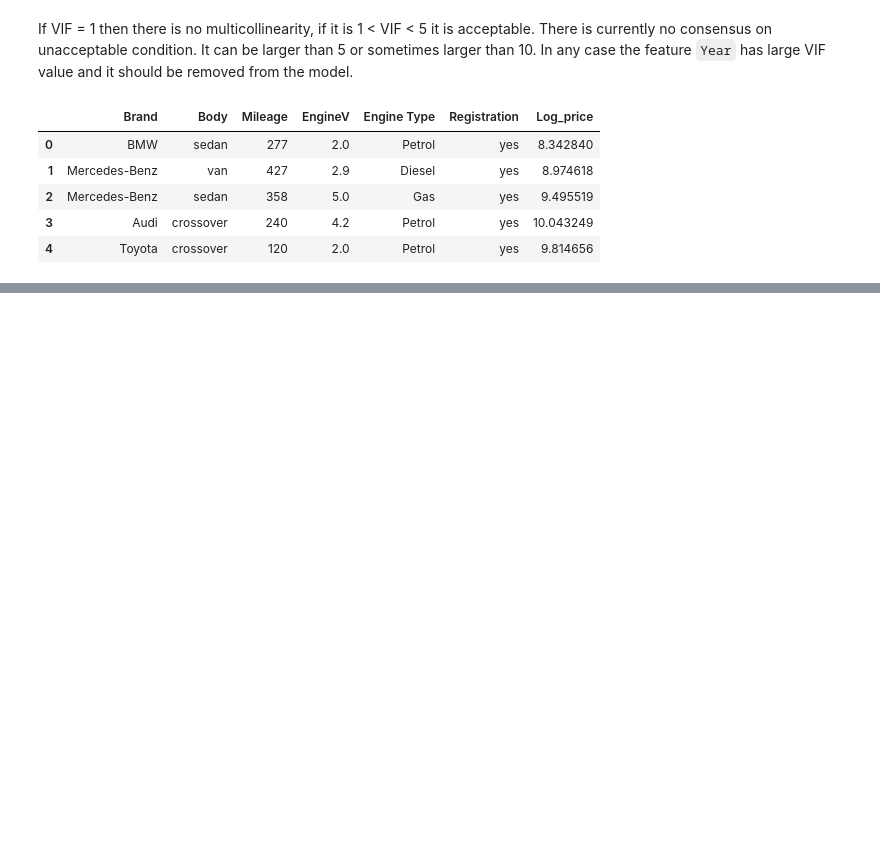
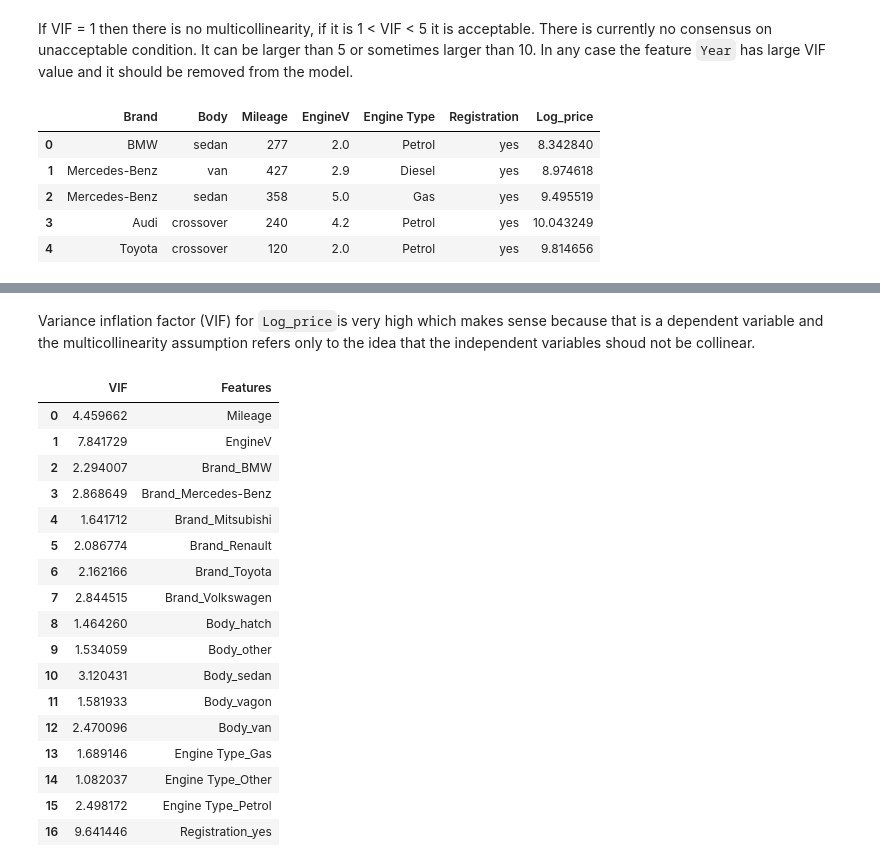
Before and after one commit to tanjatom/MachineLearning, a Jupyter notebook: Regression/predicting_car_prices.ipynb, the cells around one changed output, grey strips where cells are left out. Drawn from its saved outputs; the diff is of its cells as text; code cells hidden in the pictures; blank space fills up the shorter version.

Commit message:
Check multicollinearity

```diff
--- a/Regression/predicting_car_prices.ipynb
+++ b/Regression/predicting_car_prices.ipynb
@@ -349,0 +323,34 @@ data_preprocessed.head()
+# %% [markdown]
+Variance inflation factor (VIF) for `Log_price`is very high which makes sense because that is a dependent variable and the multicollinearity assumption refers only to the idea that the independent variables shoud not be collinear.
+# %%
+cols = ['Mileage', 'EngineV', 'Brand_BMW',
+       'Brand_Mercedes-Benz', 'Brand_Mitsubishi', 'Brand_Renault',
+       'Brand_Toyota', 'Brand_Volkswagen', 'Body_hatch', 'Body_other',
+       'Body_sedan', 'Body_vagon', 'Body_van', 'Engine Type_Gas',
+       'Engine Type_Other', 'Engine Type_Petrol', 'Registration_yes']
+# %%
+# Variance inflation factor for all variables including dummies but excluded dependent variable
+variables_dummies = data_with_dummies[cols]
+vif_dummies = pd.DataFrame()
+vif_dummies["VIF"] = [variance_inflation_factor(variables_dummies.values, i) for i in range(variables_dummies.shape[1])]
+vif_dummies["Features"] = variables_dummies.columns
+vif_dummies
+# %% [output]
+|  | VIF | Features |
+| 0 | 4.459662 | Mileage |
+| 1 | 7.841729 | EngineV |
+| 2 | 2.294007 | Brand_BMW |
+| 3 | 2.868649 | Brand_Mercedes-Benz |
+| 4 | 1.641712 | Brand_Mitsubishi |
+| 5 | 2.086774 | Brand_Renault |
+| 6 | 2.162166 | Brand_Toyota |
+| 7 | 2.844515 | Brand_Volkswagen |
+| 8 | 1.464260 | Body_hatch |
+| 9 | 1.534059 | Body_other |
+| 10 | 3.120431 | Body_sedan |
+| 11 | 1.581933 | Body_vagon |
+| 12 | 2.470096 | Body_van |
+| 13 | 1.689146 | Engine Type_Gas |
+| 14 | 1.082037 | Engine Type_Other |
+| 15 | 2.498172 | Engine Type_Petrol |
+| 16 | 9.641446 | Registration_yes |
```
Also changed, not shown: parts of 29 cells of this notebook.
